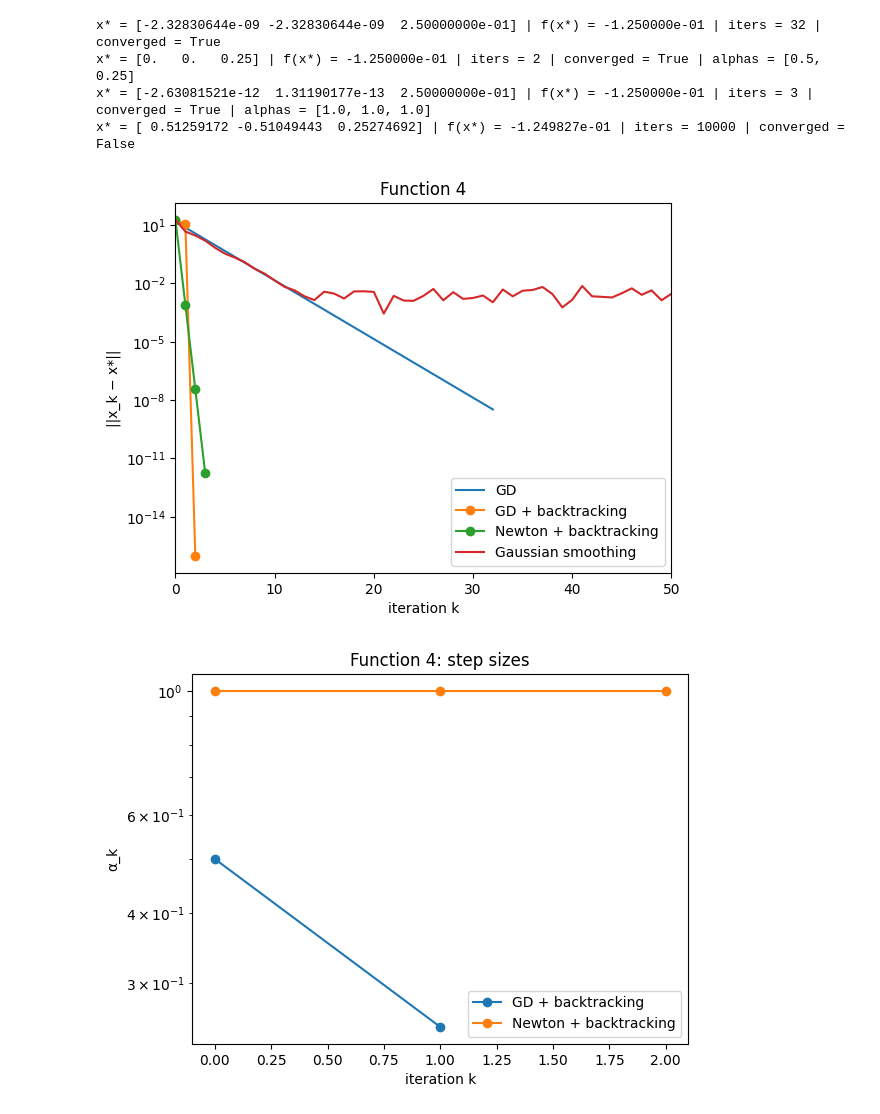
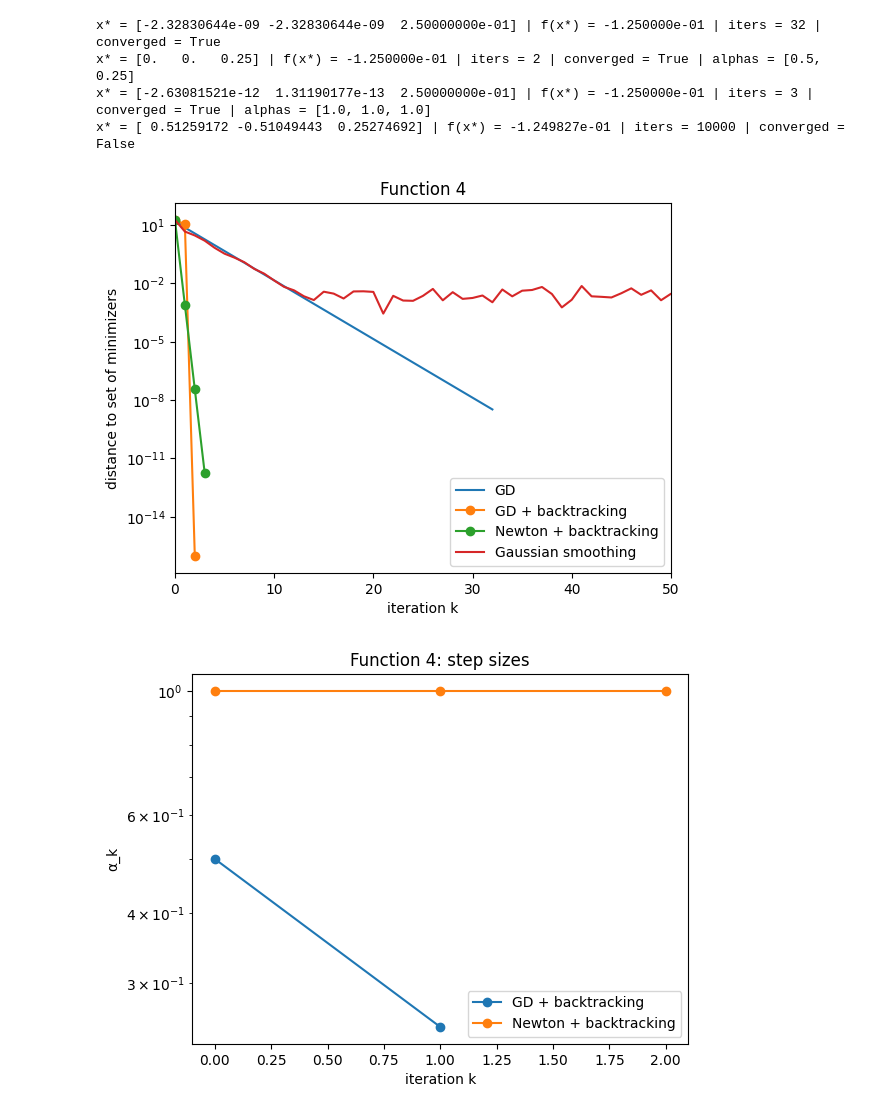
Before and after one commit to nab9644-boop/Reinforcement_Learning_OP, a Jupyter notebook: HW3/HW3RL_Q2.ipynb, the cells around one changed output. Cells and saved outputs as stored; diff of their text form; code cells hidden in the pictures.

```diff
--- a/HW3/HW3RL_Q2.ipynb
+++ b/HW3/HW3RL_Q2.ipynb
@@ -323,24 +331,23 @@ x* = [0.   0.   0.25] | f(x*) = -1.250000e-01 | iters = 2 | converged = True | a
 x* = [-2.63081521e-12  1.31190177e-13  2.50000000e-01] | f(x*) = -1.250000e-01 | iters = 3 | converged = True | alphas = [1.0, 1.0, 1.0]
 x* = [ 0.51259172 -0.51049443  0.25274692] | f(x*) = -1.249827e-01 | iters = 10000 | converged = False
 # %%
-# norm Plots for f3
-d4 = np.array([1.0, -1.0, 0.0])     # direction of the line x1 = -x2, x3 fixed
-
+# norm Plots for f4
+d4 = np.array([1.0, -1.0, 0.0])
 dist_gd4 = distances_to_line(hist_gd4, xstar4, d4)
 dist_bt4 = distances_to_line(hist_bt4, xstar4, d4)
 dist_nt4 = distances_to_line(hist_nt4, xstar4, d4)
 dist_gs4 = distances_to_line(hist_gs4, xstar4, d4)
 
 plt.figure()
 plt.semilogy(dist_gd4, label="GD")
 plt.semilogy(np.maximum(dist_bt4, 1e-16), marker="o", label="GD + backtracking")
 plt.semilogy(np.maximum(dist_nt4, 1e-16), marker="o", label="Newton + backtracking")
 plt.semilogy(dist_gs4, label="Gaussian smoothing")
-plt.title("Function 4") ; plt.xlim(0, 50)
-plt.xlabel("iteration k"); plt.ylabel("||x_k − x*||")
-plt.legend(); plt.show()
+plt.title("Function 4"); plt.xlim(0, 50)
+plt.xlabel("iteration k"); plt.ylabel("distance to set of minimizers")
+plt.legend(); plt.savefig("f4norm.png", dpi=200, bbox_inches="tight"); plt.show()
 # %% [output]
-[figure, old version]
+[figure, new version]
 # %%
 #alpha plots for f4
 plt.figure()
```
Also changed, not shown: parts of 4 cells of this notebook.
